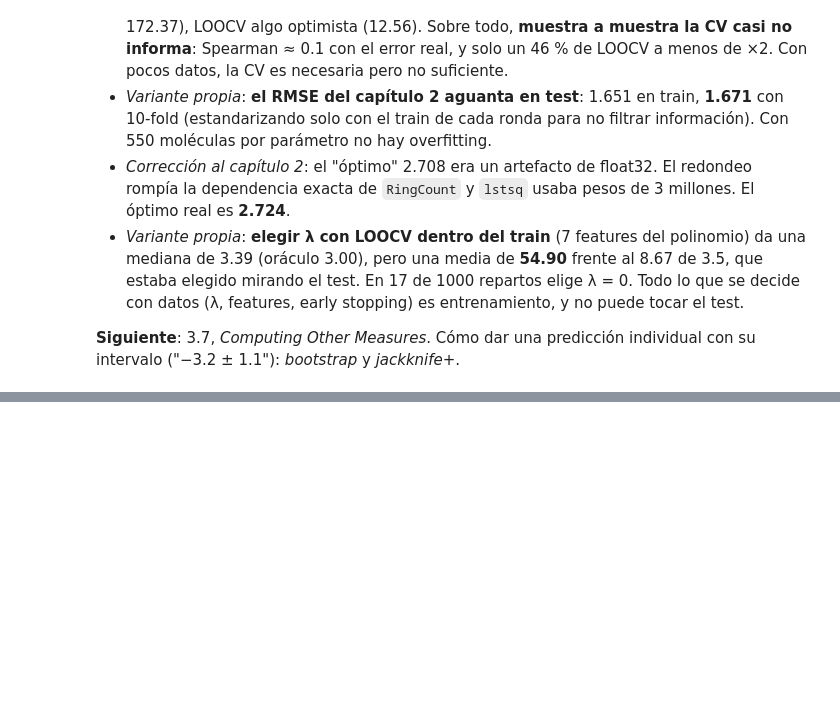
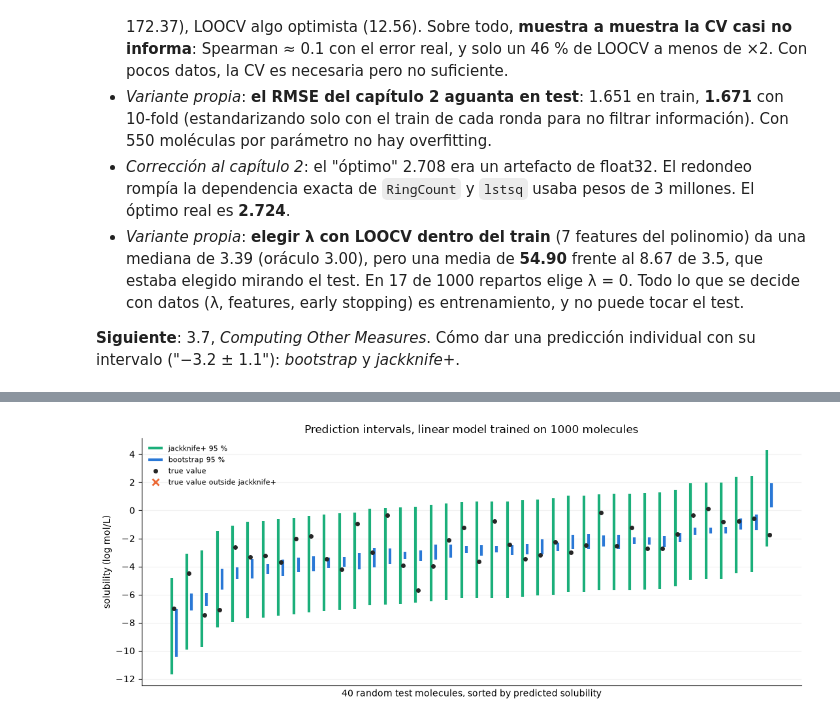
Before and after one commit to alexhrehoret/dmol-study-notes, a Jupyter notebook: notebooks/03_regresion.ipynb, the cells around one changed output, grey strips where cells are left out. Drawn from its saved outputs; the diff is of its cells as text; code cells hidden in the pictures; blank space fills up the shorter version.

```diff
--- a/notebooks/03_regresion.ipynb
+++ b/notebooks/03_regresion.ipynb
@@ -3857,0 +4053,19 @@ media del resto (lambda > 0): 40.68
+# %%
+R_loo = np.empty(N)
+pred_loo = np.empty(N)
+for i in range(N):
+    idx = np.arange(N) != i
+    w, *_ = np.linalg.lstsq(X_small[idx], Y_small[idx], rcond=None)
+    b = np.mean(Y_small[idx] - X_small[idx] @ w)
+    pred_loo[i] = x_new @ w + b
+    R_loo[i] = abs(X_small[i] @ w + b - Y_small[i])  # residual on the held-out point
+
+qlow_ok = np.quantile(pred_loo - R_loo, 0.05)
+qhigh_ok = np.quantile(pred_loo + R_loo, 0.95)
+print(f"prediction = {np.median(pred_loo):.2f} +/- {(qhigh_ok - qlow_ok) / 2:.2f}, "
+      f"label = {predict_point['Solubility']:.2f}")
+print(f"intervalo (corregido): [{qlow_ok:.2f}, {qhigh_ok:.2f}]")
+print(f"\nresiduos LOO:   mediana {np.median(R_loo):.3f}   media {R_loo.mean():.3f}")
+print(f"residuos train: mediana {np.median(residuals):.3f}")
+print(f"dispersión de las 1000 predicciones de x': desviación típica {pred_loo.std():.4f}, "
+      f"rango {np.ptp(pred_loo):.3f}")
@@ -3857,0 +4113,75 @@ media del resto (lambda > 0): 40.68
+# %%
+def ajustes(x, y, rng, n_boot=100):
+    # returns (W, B) for n_boot bootstrap models and for the N leave-one-out models, plus LOO residuals
+    n = len(y)
+    Wb, Bb = [], []
+    for _ in range(n_boot):
+        i = rng.choice(n, size=n, replace=True)
+        w, *_ = np.linalg.lstsq(x[i], y[i], rcond=None)
+        Wb.append(w)
+        Bb.append(np.mean(y[i] - x[i] @ w))
+    Wl, Bl, R, R_train = [], [], np.empty(n), []
+    for i in range(n):
+        m = np.arange(n) != i
+        w, *_ = np.linalg.lstsq(x[m], y[m], rcond=None)
+        b = np.mean(y[m] - x[m] @ w)
+        Wl.append(w)
+        Bl.append(b)
+        R[i] = abs(x[i] @ w + b - y[i])
+        R_train.append(np.abs(x[m] @ w + b - y[m]))  # what the book's code uses
+    return np.array(Wb), np.array(Bb), np.array(Wl), np.array(Bl), R, np.array(R_train)
+
+
+def intervalos(x_test, Wb, Bb, Wl, Bl, R):
+    P_boot = x_test @ Wb.T + Bb  # (n_test, n_boot)
+    P_loo = x_test @ Wl.T + Bl   # (n_test, n)
+    boot = np.quantile(P_boot, [0.025, 0.975], axis=1)
+    jplus = (np.quantile(P_loo - R, 0.05, axis=1), np.quantile(P_loo + R, 0.95, axis=1))
+    return boot, jplus, np.median(P_loo, axis=1)
+
+
+def cobertura(lo, hi, y):
+    return np.mean((y >= lo) & (y <= hi))
+
+
+resto = soldata.drop(tmp.index)
+X_rest, Y_rest = resto[feature_names].values, resto["Solubility"].values
+Wb, Bb, Wl, Bl, R_1000, _ = ajustes(X_small, Y_small, np.random.default_rng(4))
+(b_lo, b_hi), (j_lo, j_hi), pred_rest = intervalos(X_rest, Wb, Bb, Wl, Bl, R_1000)
+
+fuera = ((X_rest < X_small.min(axis=0)) | (X_rest > X_small.max(axis=0))).any(axis=1)
+grupos = {"todas": np.ones(len(Y_rest), bool), "dentro del rango": ~fuera, "fuera del rango": fuera}
+filas = []
+for nombre, m in grupos.items():
+    filas.append({"grupo": nombre, "moléculas": int(m.sum()),
+                  "cobertura bootstrap (promete 95 %)": cobertura(b_lo[m], b_hi[m], Y_rest[m]),
+                  "cobertura jackknife+ (95 %, mínimo 90 %)": cobertura(j_lo[m], j_hi[m], Y_rest[m]),
+                  "anchura mediana bootstrap": np.median(b_hi[m] - b_lo[m]),
+                  "anchura mediana jackknife+": np.median(j_hi[m] - j_lo[m])})
+print(pd.DataFrame(filas).set_index("grupo").round(3).T.to_string())
+print("\nanchura jackknife+, percentiles 5 y 95:", np.quantile(j_hi - j_lo, [0.05, 0.95]).round(2))
+print("anchura bootstrap,  percentiles 5 y 95:", np.quantile(b_hi - b_lo, [0.05, 0.95]).round(2))
+
+# figure: 40 random test molecules, sorted by prediction
+sel = np.random.default_rng(4).choice(len(Y_rest), size=40, replace=False)
+sel = sel[np.argsort(pred_rest[sel])]
+pos = np.arange(len(sel))
+fig, ax = plt.subplots(figsize=(11, 4.5))
+ax.vlines(pos - 0.15, j_lo[sel], j_hi[sel], color="#1baf7a", linewidth=3, label="jackknife+ 95 %")
+ax.vlines(pos + 0.15, b_lo[sel], b_hi[sel], color="#2a78d6", linewidth=3, label="bootstrap 95 %")
+dentro = (Y_rest[sel] >= j_lo[sel]) & (Y_rest[sel] <= j_hi[sel])
+ax.plot(pos[dentro], Y_rest[sel][dentro], "o", color="0.15", markersize=4, label="true value")
+ax.plot(pos[~dentro], Y_rest[sel][~dentro], "x", color="#eb6834", markersize=7, mew=2,
+        label="true value outside jackknife+")
+ax.set_xticks([])
+ax.set_xlabel("40 random test molecules, sorted by predicted solubility")
+ax.set_ylabel("solubility (log mol/L)")
+ax.set_title("Prediction intervals, linear model trained on 1000 molecules")
+ax.legend(frameon=False, fontsize=8, loc="upper left")
+ax.grid(alpha=0.2)
+for sp in ("top", "right"):
+    ax.spines[sp].set_visible(False)
+fig.tight_layout()
+fig.savefig("../figuras/03_intervalos_1000.png", dpi=150)
+plt.show()
+# %% [output]
@@ -3857,0 +4197 @@ media del resto (lambda > 0): 40.68
+[figure, added]
```
Also changed, not shown: parts of 19 cells of this notebook, 1 other file.
